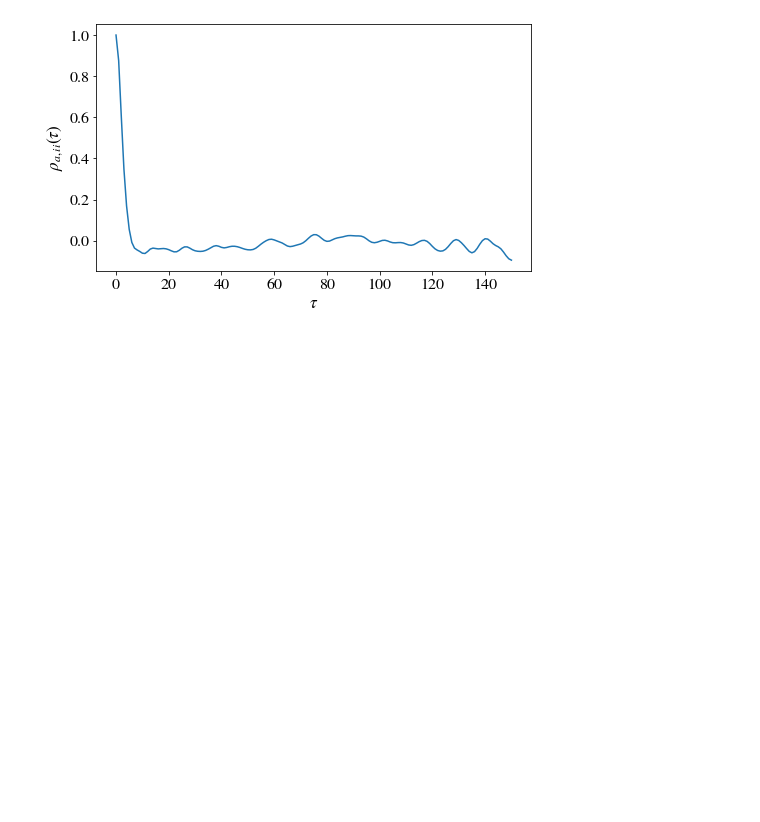
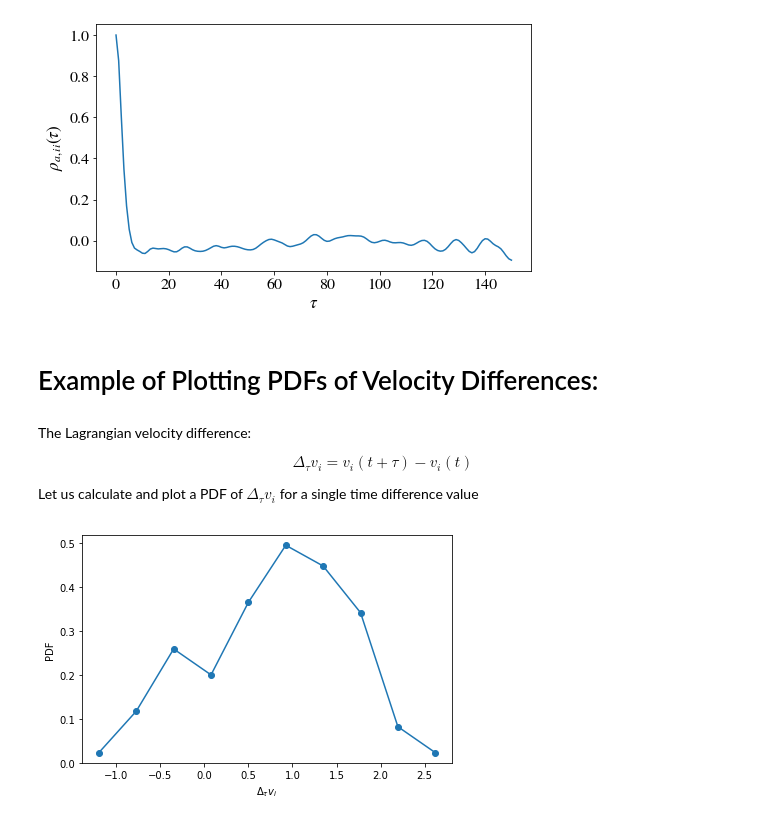
Before and after one commit to OpenPTV/lagrangian_plotting_library, a Jupyter notebook: Tutorials.ipynb, the cells around one changed output. Drawn from its saved outputs; the diff is of its cells as text; code cells hidden in the pictures; blank space fills up the shorter version.

Commit message:
added velocity differences to the tutorial

```diff
--- a/Tutorials.ipynb
+++ b/Tutorials.ipynb
@@ -196,3 +196,38 @@ fig, ax, rho_ii, time = plot_acceleration_autocorrelation(traj_list, FPS = 1.0,
 plt.tight_layout()
 # %% [output]
 [figure]
+# %% [markdown]
+# Example of Plotting PDFs of Velocity Differences:
+# %% [markdown]
+The Lagrangian velocity difference:
+
+$$\Delta_\tau v_i = v_i(t + \tau) - v_i(t)$$
+
+Let us calculate and plot a PDF of $\Delta_\tau v_i$ for a single time difference value
+# %%
+dt = 1    # time difference     (\tau)
+axis = 0  # velocity component  (i)
+
+
+# collect data from all the trajectories:
+delta_v_list = []
+
+for traj in traj_list:
+    delta_v = traj.velocity()[-dt:,axis] - traj.velocity()[:dt,axis]
+    delta_v_list += list(delta_v)
+
+
+# calculate the PDF:
+hist = np.histogram(delta_v_list, bins=10, normed=True)
+x_ = 0.5 * (hist[1][1:] + hist[1][:-1])
+y_ = hist[0]
+
+# plot:
+fig, ax = plt.subplots()
+ax.plot(x_, y_, 'o-')
+ax.set_xlabel(r'$\Delta_\tau v_i$')
+ax.set_ylabel(r'PDF')
+
+plt.tight_layout()
+# %% [output]
+[figure, added]
```
Also changed, not shown: parts of 2 cells of this notebook, 1 other file.
